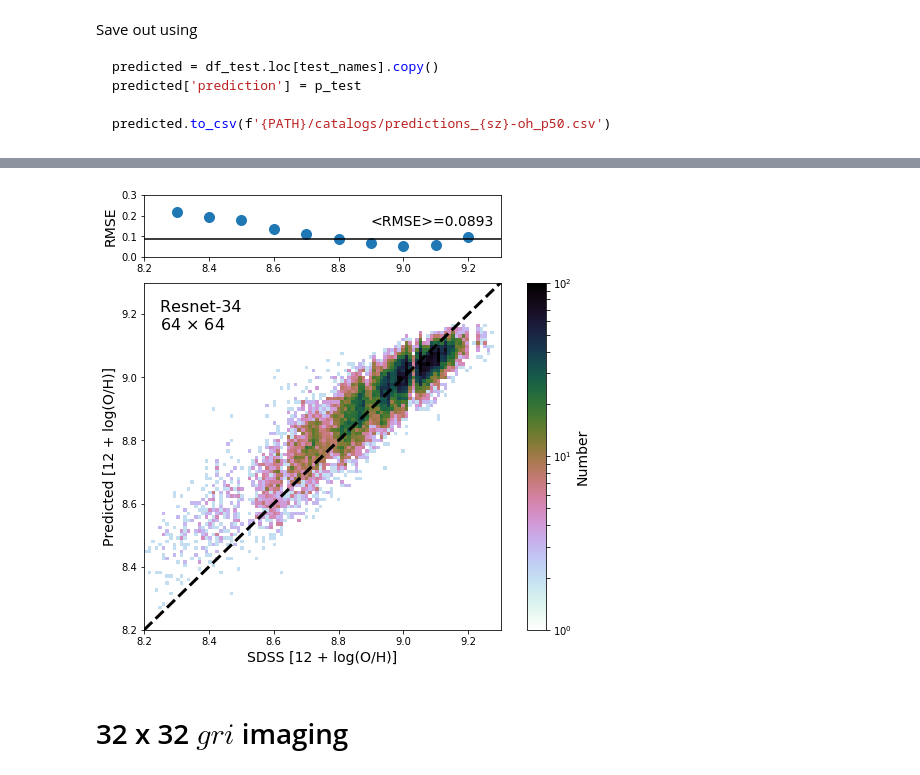
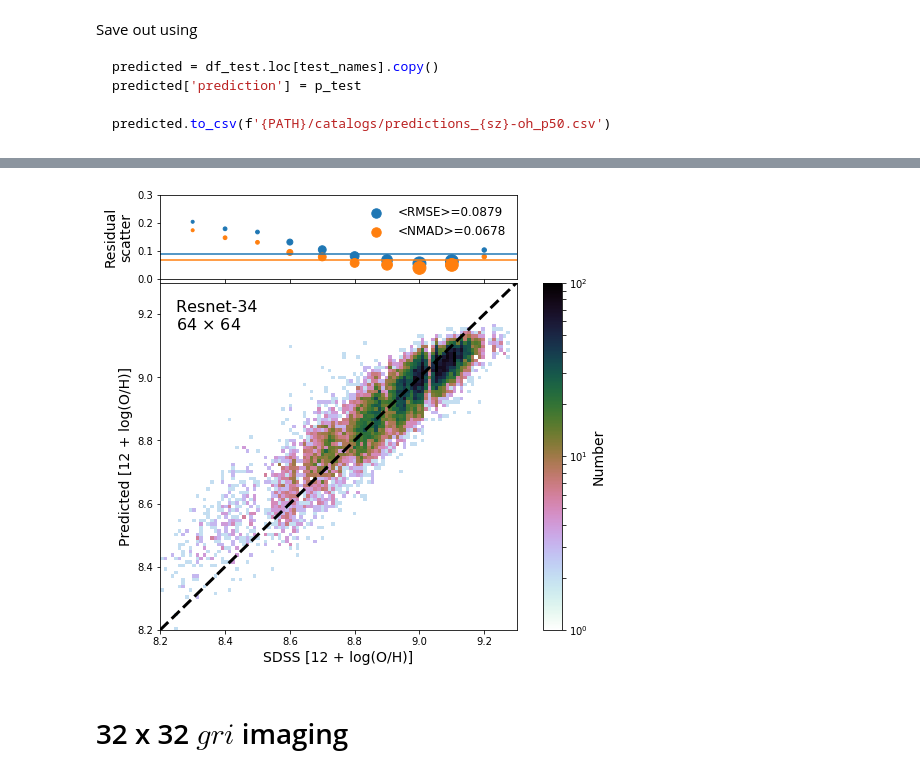
Before and after one commit to jwuphysics/galaxy-cnns, a Jupyter notebook: notebook/10. The effects of resolution.ipynb, the cells around one changed output, grey strips where cells are left out. Saved outputs shown, nothing was run; the diff lists cells and outputs as text; code cells hidden in the pictures.

```diff
--- a/notebook/10. The effects of resolution.ipynb
+++ b/notebook/10. The effects of resolution.ipynb
@@ -143,10 +145,11 @@ learn.crit = rmse
 lr = 1e-1
 learn.fit(lr, 2)
 
-lrs = [1e-3, 1e-2, 1e-1]
+lrs = [1e-2, 3e-2, 1e-1]
 learn.unfreeze()
-learn.fit(lr, 1)
-learn.fit(lr, 3, cycle_len=1, cycle_mult=2)
+
+learn.fit(lrs, 1)
+learn.fit(lrs, 3, cycle_len=1, cycle_mult=2)
 
 learn.sched.plot_loss()
 # %% [output]
@@ -170,8 +173,8 @@ epoch      trn_loss   val_loss
 # %% [markdown]
 This took ~30 minutes
 # %%
-#learn.save(f'resnet34-single_sz{sz}-bs{bs}')
-learn.load(f'resnet34-single_sz{sz}-bs{bs}')
+#learn.save(f'resnet34-single_sz{sz}-bs{bs}-postsubmission')
+learn.load(f'resnet34-single_sz{sz}-bs{bs}-postsubmission')
 # %% [markdown]
 ## Check sizes of training/validation data sets
 # %%
@@ -373,10 +383,11 @@ learn.crit = rmse
 lr = 1e-1
 learn.fit(lr, 2)
 
-lrs = [1e-3, 1e-2, 1e-1]
+lrs = [1e-2, 3e-2, 1e-1]
 learn.unfreeze()
-learn.fit(lr, 1)
-learn.fit(lr, 3, cycle_len=1, cycle_mult=2)
+
+learn.fit(lrs, 1)
+learn.fit(lrs, 3, cycle_len=1, cycle_mult=2)
 
 learn.sched.plot_loss()
 # %% [output]
@@ -400,6 +411,6 @@ epoch      trn_loss   val_loss
 # %%
-#learn.save(f'resnet34-single_sz{sz}-bs{bs}')
-learn.load(f'resnet34-single_sz{sz}-bs{bs}')
+#learn.save(f'resnet34-single_sz{sz}-bs{bs}-postsubmission')
+learn.load(f'resnet34-single_sz{sz}-bs{bs}-postsubmission')
 # %% [markdown]
 This took ~20 minutes
 # %%
@@ -442,7 +429,7 @@ fig.savefig(f'{PATH}/results/single-sz{sz}_pred-vs-SDSS.pdf')
 # %%
-plot_comparison_with_marginals(y_test, p_test, rms_errors=rms_errors)
+plot_comparison_with_marginals(y_test, p_test)
 # %% [output]
-[figure, old version]
+[figure, new version]
 # %% [markdown]
 # 32 x 32 $gri$ imaging
 # %%
```
Also changed, not shown: parts of 38 cells of this notebook, 6 other files.
